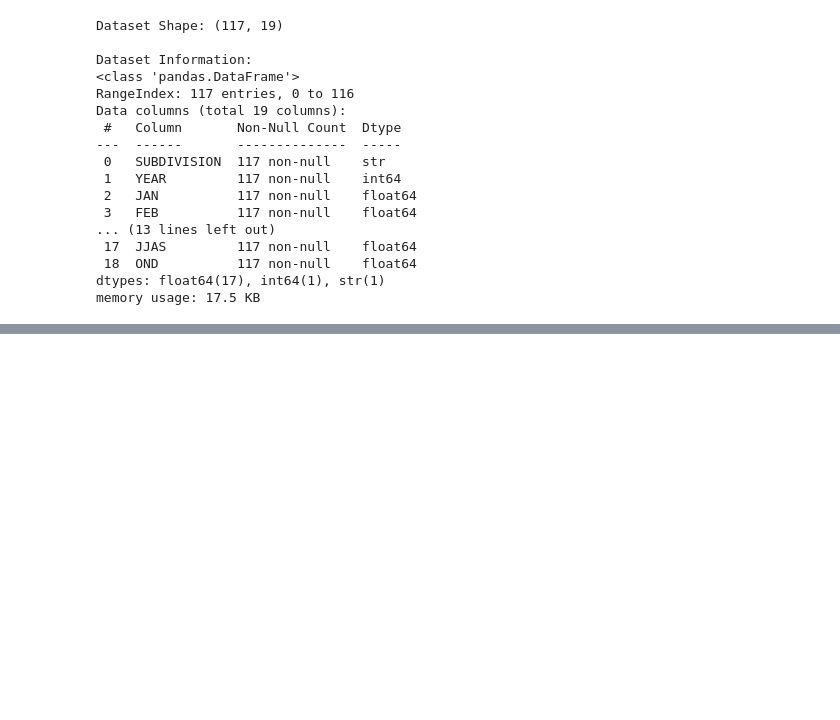
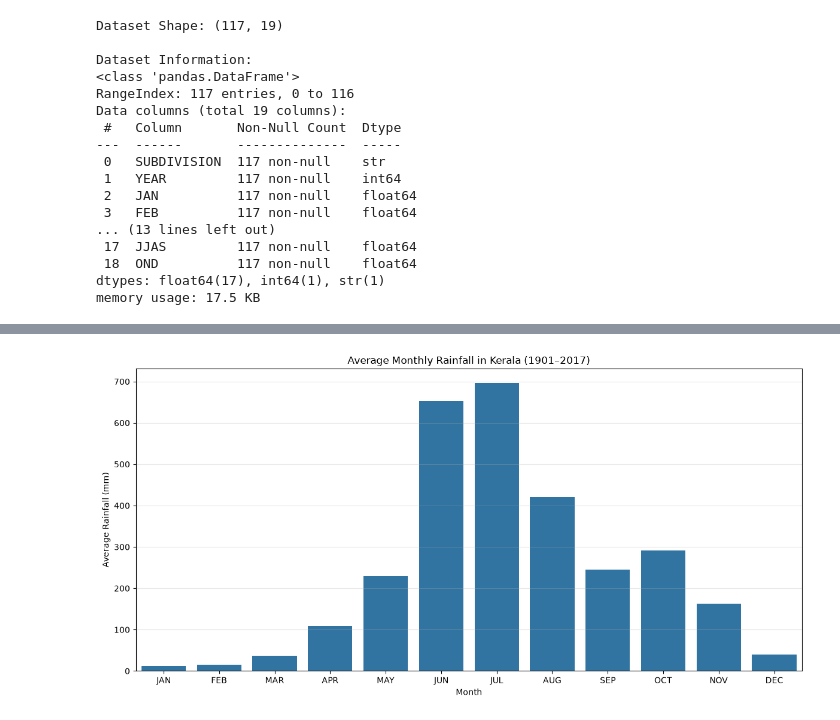
Before and after one commit to meppyy/ml-project, a Jupyter notebook: notebooks/01_data_exploration.ipynb, the cells around one changed output, grey strips where cells are left out. Saved outputs shown, nothing was run; the diff lists cells and outputs as text; code cells hidden in the pictures; blank space fills up the shorter version.

```diff
--- a/notebooks/01_data_exploration.ipynb
+++ b/notebooks/01_data_exploration.ipynb
@@ -31,0 +117,26 @@ memory usage: 17.5 KB
+# %%
+# Calculate average rainfall for each month
+
+monthly_columns = [
+    "JAN", "FEB", "MAR", "APR", "MAY", "JUN",
+    "JUL", "AUG", "SEP", "OCT", "NOV", "DEC"
+]
+
+monthly_avg = df[monthly_columns].mean()
+
+plt.figure(figsize=(12, 6))
+
+sns.barplot(
+    x=monthly_avg.index,
+    y=monthly_avg.values
+)
+
+plt.title("Average Monthly Rainfall in Kerala (1901–2017)")
+plt.xlabel("Month")
+plt.ylabel("Average Rainfall (mm)")
+
+plt.grid(axis="y", alpha=0.3)
+plt.tight_layout()
+plt.show()
+# %% [output]
+[figure, added]
```
Also changed, not shown: parts of 11 cells of this notebook.
